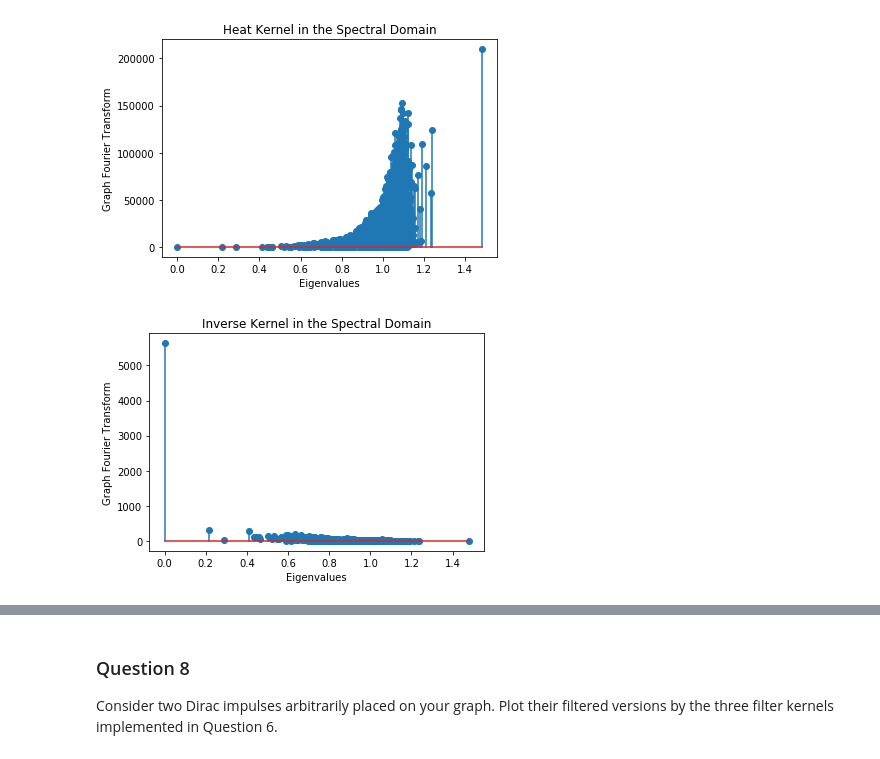
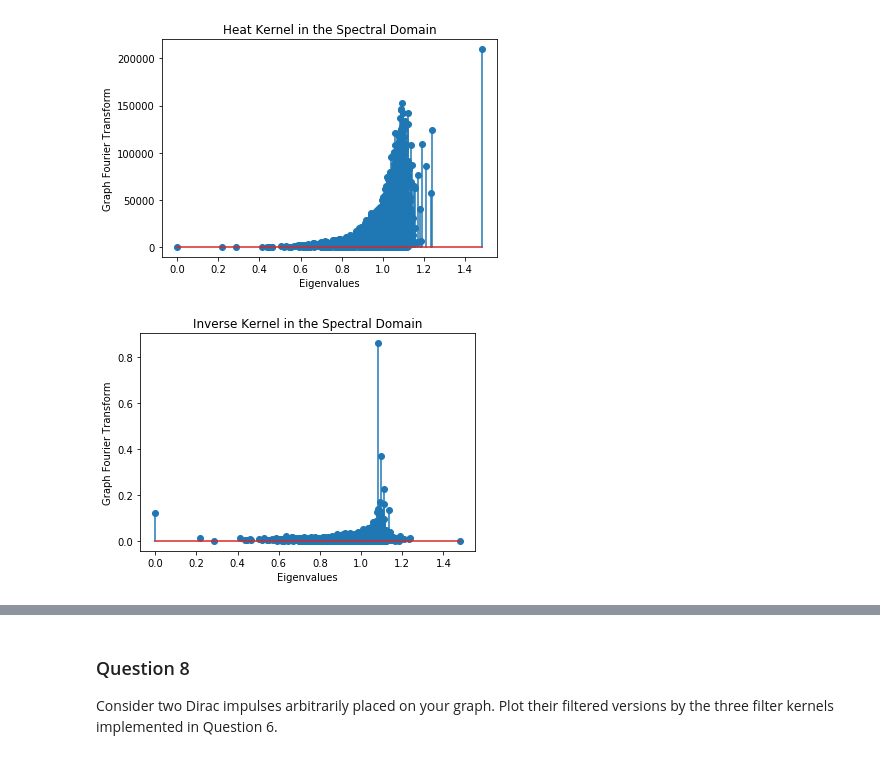
Before and after one commit to othmanbck/ntds_project_2018, a Jupyter notebook: 4_graph_signal_processing.ipynb, the cells around one changed output, grey strips where cells are left out. Saved outputs shown, nothing was run; the diff lists cells and outputs as text; code cells hidden in the pictures.

```diff
--- a/4_graph_signal_processing.ipynb
+++ b/4_graph_signal_processing.ipynb
@@ -308,7 +310,8 @@ def heat_kernel(e, t):
     return hkernel
 
 def inverse_kernel(e, t):
-    inv_kernel = np.diag(np.eye(len(e)) + (t * D))
+    #inv_kernel = np.diag(np.eye(len(e)) + (t * D))
+    inv_kernel = np.diag(np.linalg.inv(np.eye(len(e)) + (10 * D)))
     return inv_kernel
 
 def rectangle_kernel(e, l_min, l_max):
@@ -321,7 +324,6 @@ def rectangle_kernel(e, l_min, l_max):
     return result
 
 def graph_filter(x, kernel, **kwargs):
-    GFT_x = GFT(x)
     result = np.multiply(kernel(**kwargs),GFT(x)) #ELEMENT-WISE MULTIPLICATION
     #graph_result = iGFT(result)
     return result
@@ -339,12 +359,12 @@ plt.show()
 # %% [output]
 [figure]
 # %%
-inverse_signal = graph_filter(signal.values, inverse_kernel, e=e, t=1)
+inverse_signal = graph_filter(signal.values, inverse_kernel, e=e, t=10)
 plt.stem(e, np.absolute(inverse_signal))
 plt.title('Inverse Kernel in the Spectral Domain')
 plt.ylabel('Graph Fourier Transform')
 plt.xlabel('Eigenvalues')
 plt.show()
 # %% [output]
-[figure, old version]
+[figure, new version]
 # %%
```
Also changed, not shown: parts of 12 cells of this notebook.
